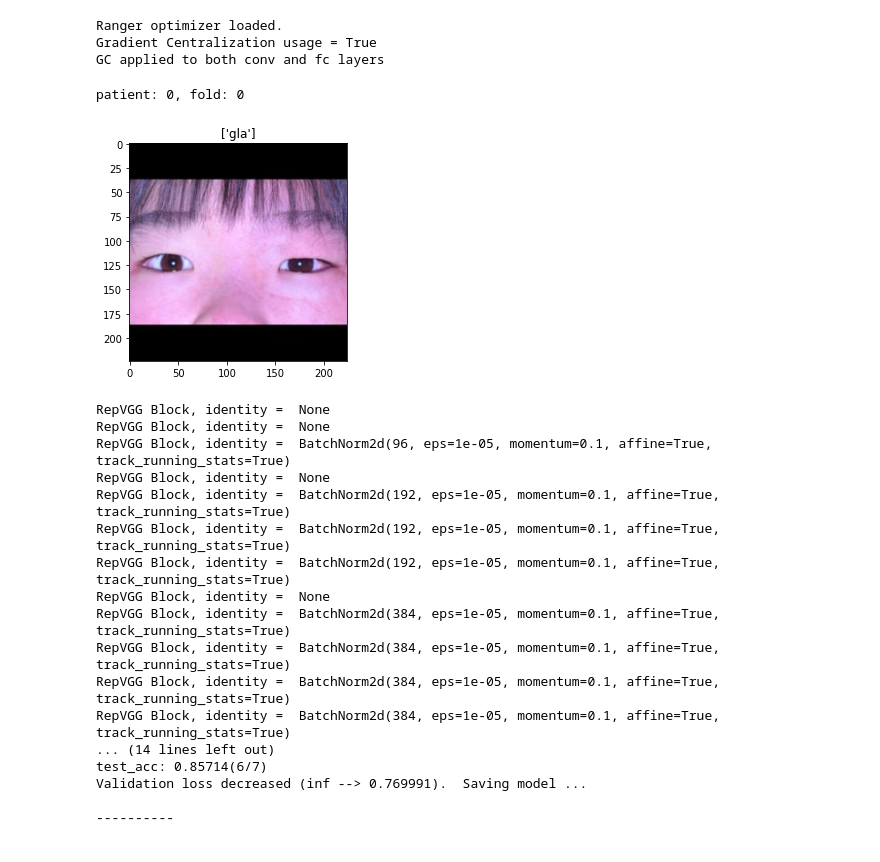
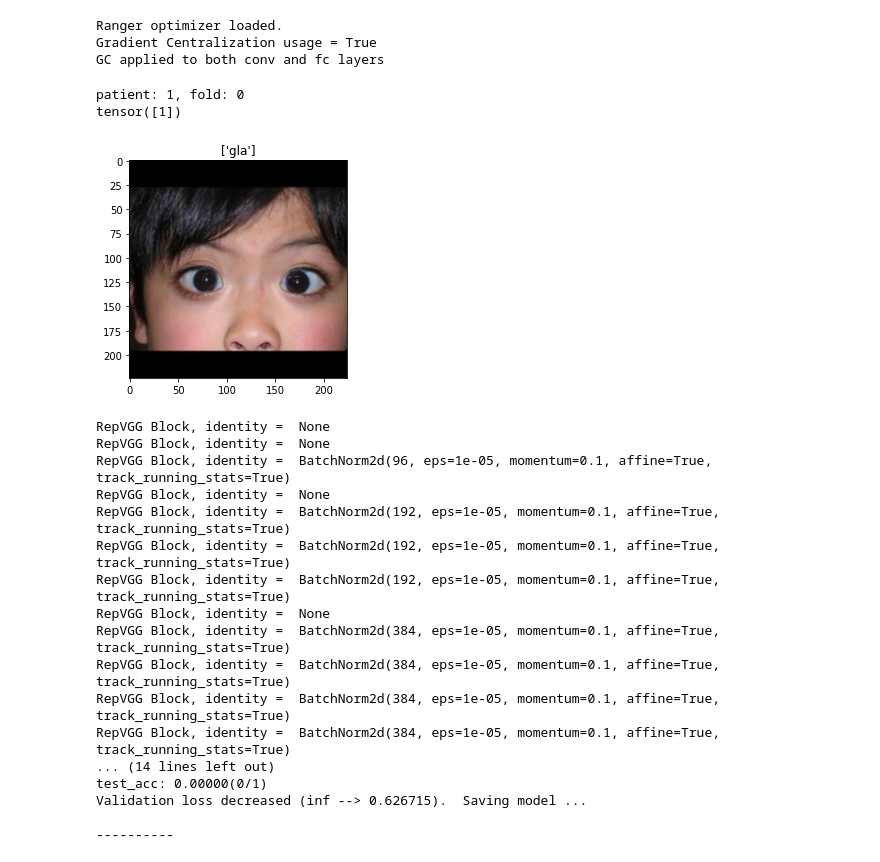
Before and after one commit to ykitaguchi77/CongenitalGlaucoma_AI_project, a Jupyter notebook: DataSplit(stratified_one_subject_leave_out)1.4.ipynb, the cells around one changed output. Cells and saved outputs as stored; diff of their text form; code cells hidden in the pictures.

```diff
--- a/DataSplit(stratified_one_subject_leave_out)1.4.ipynb
+++ b/DataSplit(stratified_one_subject_leave_out)1.4.ipynb
@@ -1178,7 +1178,7 @@ GC applied to both conv and fc layers
 time_start = time.perf_counter()
 
 #pt,foldの初期値を入力（CSVに対応）
-pt=0
+pt=1
 fold=0
 
 for pt in range(pt,len(testset)): #指定したPtから開始
@@ -1202,6 +1202,8 @@ for pt in range(pt,len(testset)): #指定したPtから開始
         test_loader = DataLoader(test_dataset, batch_size = 1, shuffle = False)
 
         # show sample image
+        inputs, classes = next(iter(test_loader))
+        print(classes)
         out = torchvision.utils.make_grid(inputs)
         class_names = ["cont", "gla"]
         imshow(out, title=[class_names[x] for x in classes])
@@ -1241,35 +1243,36 @@ for pt in range(pt,len(testset)): #指定したPtから開始
         targets, preds =[], []
         for image_tensor, target in test_loader:
               #target = target.squeeze(1)
               image_tensor = image_tensor.to(device)
               target = target.to(device)
               # forward pass: compute predicted outputs by passing inputs to the model
               output = model_ft(image_tensor)
               _, pred = torch.max(output, 1)
               preds.append(int(pred))  #予測結果
               targets.append(int(target)) #ラベル
         y_test = np.array(targets)
         y_pred = np.array(preds)
         print("label")
         print(y_test)
         print("pred")
         print(y_pred)
 
         #write result to CSV
         row = 0
         for i in testset[0:pt]:
             row += len(i)
         column = fold + 4
         df_result.iloc[row:row+len(y_pred), column] = y_pred
 
 
         #経過時間を表示
         time_end = time.perf_counter()
         time_elapsed = (time_end - time_start)
         print("Elapsed time: "+str(time_elapsed))
 # %% [output]
-patient: 0, fold: 0
+patient: 1, fold: 0
+tensor([1])
-[figure, old version]
+[figure, new version]
 RepVGG Block, identity =  None
 RepVGG Block, identity =  None
 RepVGG Block, identity =  BatchNorm2d(96, eps=1e-05, momentum=0.1, affine=True, track_running_stats=True)
@@ -1283,8 +1286,8 @@ RepVGG Block, identity =  BatchNorm2d(384, eps=1e-05, momentum=0.1, affine=True,
 RepVGG Block, identity =  BatchNorm2d(384, eps=1e-05, momentum=0.1, affine=True, track_running_stats=True)
 RepVGG Block, identity =  BatchNorm2d(384, eps=1e-05, momentum=0.1, affine=True, track_running_stats=True)
 ... (14 lines left out)
-test_acc: 0.85714(6/7)
-Validation loss decreased (inf --> 0.769991).  Saving model ...
+test_acc: 0.00000(0/1)
+Validation loss decreased (inf --> 0.626715).  Saving model ...
 
 ----------
 # %%
```
